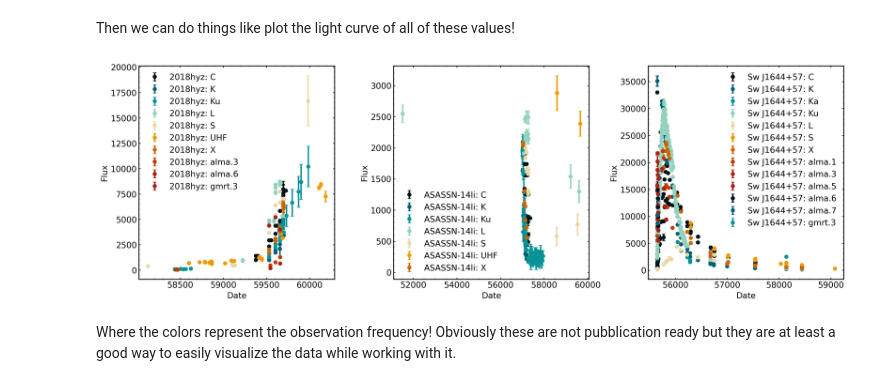
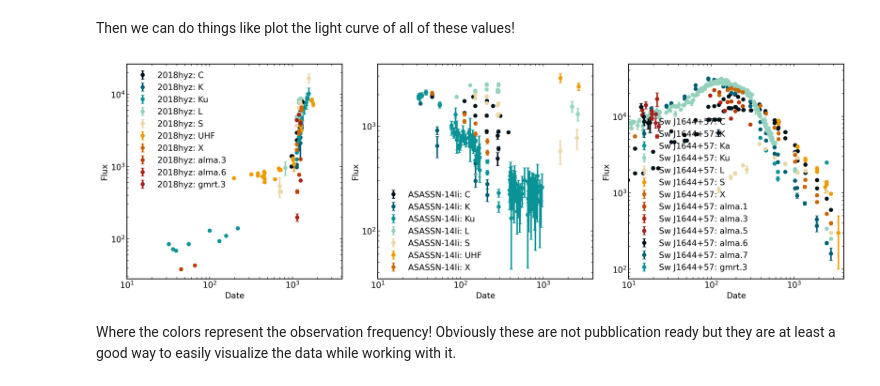
Before and after one commit to astro-otter/examples, a Jupyter notebook: basic_usage.ipynb, the cells around one changed output. Saved outputs shown, nothing was run; the diff lists cells and outputs as text; code cells hidden in the pictures.

```diff
--- a/basic_usage.ipynb
+++ b/basic_usage.ipynb
@@ -198,19 +196,25 @@ Then we can do things like plot the light curve of all of these values!
 # %%
 fig, axs = plt.subplots(1,3, figsize=(18,6))
 
 for (name, data), ax in zip(radiophot.groupby('name'), axs):
+
+    discovery_date = db.get_meta(names=name)[0].get_discovery_date().mjd
+
     for (f, df) in data.groupby('filter_name'):
-        fig = otter.plotter.plotter.plot_light_curve(date=df.converted_date,
+        fig = otter.plotter.plotter.plot_light_curve(date=df.converted_date - discovery_date,
                                              flux=df.converted_flux,
                                              flux_err=df.converted_flux_err,
                                              ax=ax,
                                              fig=fig,
                                              marker='o',
                                              linestyle='none',
                                              label=f'{name}: {f}')
 
     ax.legend()
+    ax.set_xlim(10,4000)
+    ax.set_xscale("log")
+    ax.set_yscale("log")
 # %% [output]
-[figure, old version]
+[figure, new version]
 # %% [markdown]
 Where the colors represent the observation frequency! Obviously these are not pubblication ready but they are at least a good way to easily visualize the data while working with it.
```
Also changed, not shown: parts of 10 cells of this notebook, 2 other files.
